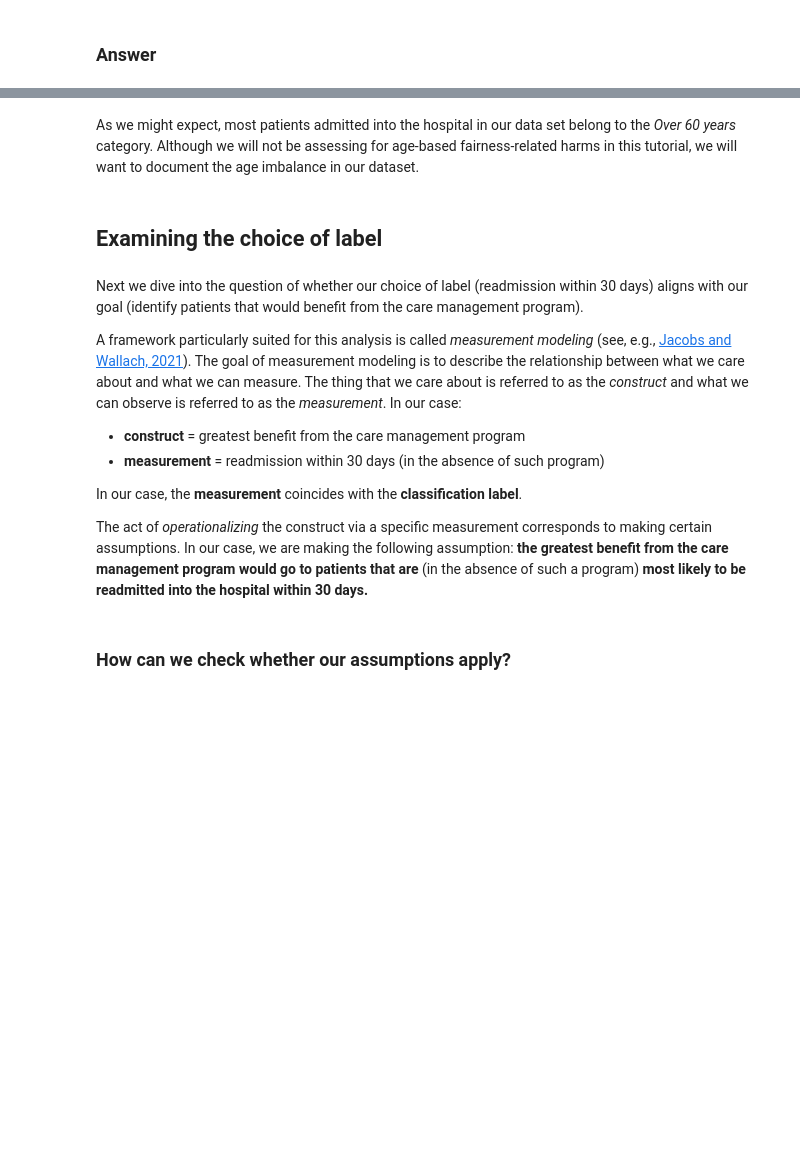
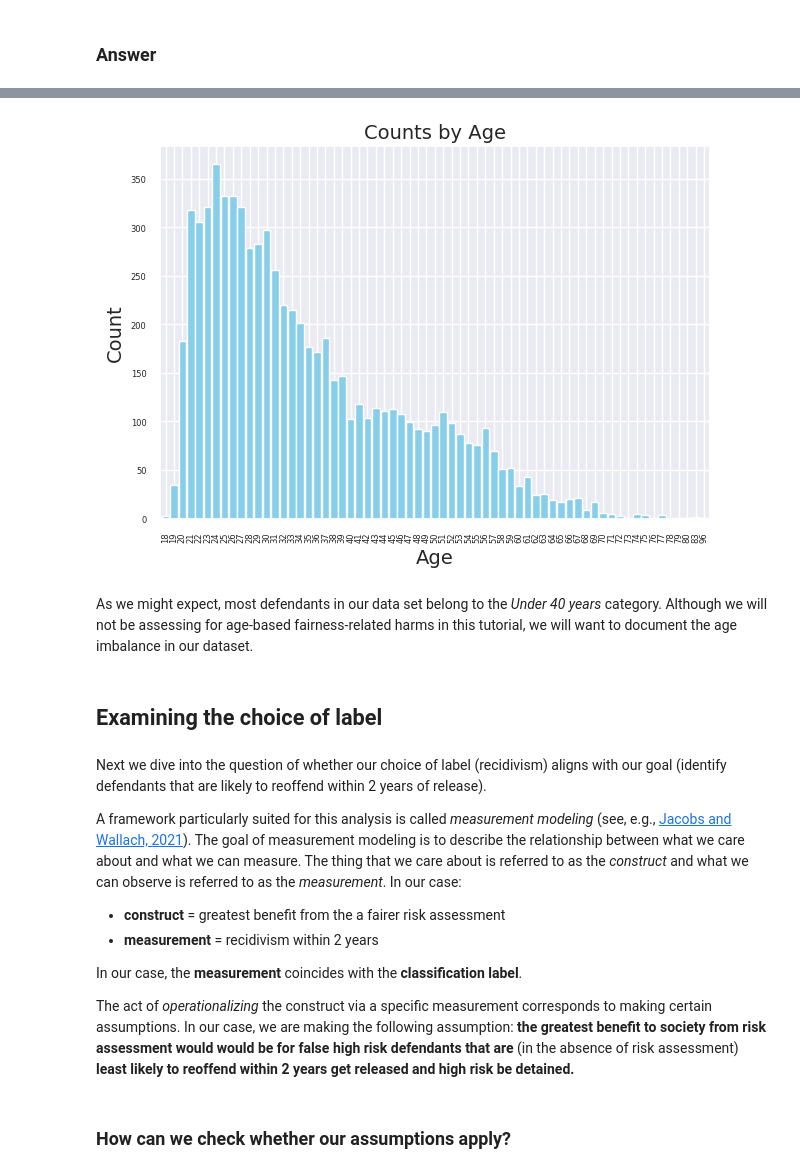
Before and after one commit to nokks/Fairness, a Jupyter notebook: 2021_scipy_tutorial/fairness-in-AI-systems-student.ipynb, the cells around one changed output, grey strips where cells are left out. Drawn from its saved outputs; the diff is of its cells as text; code cells hidden in the pictures; blank space fills up the shorter version.

```diff
--- a/2021_scipy_tutorial/fairness-in-AI-systems-student.ipynb
+++ b/2021_scipy_tutorial/fairness-in-AI-systems-student.ipynb
@@ -334,17 +474,37 @@ df["age"].value_counts().plot(kind='bar', rot=0);
+# %%
+# df["age"].value_counts().plot(kind='bar', rot=90, width=2, fontsize=6);
+# Count occurrences by age
+age_count = df['age'].value_counts().sort_index()
+
+# Plotting
+ax = age_count.plot(kind='bar', color='skyblue', width=0.9, fontsize=6)  # Adjust bar width
+plt.title('Counts by Age', fontsize=14)                       # Adjust title font size
+plt.xlabel('Age', fontsize=14)                                # Adjust x-label font size
+plt.ylabel('Count', fontsize=14)                              # Adjust y-label font size
+plt.xticks(rotation=90)
+
+# Adjust space between bars
+ax.set_xticks(ax.get_xticks()[::1])  # Adjust ticks frequency
+ax.set_xticklabels(age_count.index)  # Adjust tick labels
+plt.tight_layout()                   # Adjust layout
+
+plt.show()
+# %% [output]
+[figure, added]
 # %% [markdown]
-As we might expect, most patients admitted into the hospital in our data set belong to the *Over 60 years* category. Although we will not be assessing for age-based fairness-related harms in this tutorial, we will want to document the age imbalance in our dataset.
+As we might expect, most defendants in our data set belong to the *Under 40 years* category. Although we will not be assessing for age-based fairness-related harms in this tutorial, we will want to document the age imbalance in our dataset.
 # %% [markdown]
 ## Examining the choice of label
 # %% [markdown]
-Next we dive into the question of whether our choice of label (readmission within 30 days) aligns with our goal (identify patients that would benefit from the care management program).
+Next we dive into the question of whether our choice of label (recidivism) aligns with our goal (identify defendants that are likely to reoffend within 2 years of release).
 
 A framework particularly suited for this analysis is called _measurement modeling_ (see, e.g., [Jacobs and Wallach, 2021](https://arxiv.org/abs/1912.05511)). The goal of measurement modeling is to describe the relationship between what we care about and what we can measure. The thing that we care about is referred to as the _construct_ and what we can observe is referred to as the _measurement_. In our case:
-* **construct** = greatest benefit from the care management program
-* **measurement** = readmission within 30 days (in the absence of such program)
+* **construct** = greatest benefit from the a fairer risk assessment
+* **measurement** = recidivism within 2 years
 
 In our case, the **measurement** coincides with the **classification label**.
 
-The act of _operationalizing_ the construct via a specific measurement corresponds to making certain assumptions. In our case, we are making the following assumption: **the greatest benefit from the care management program would go to patients that are** (in the absence of such a program) **most likely to be readmitted into the hospital within 30 days.**
+The act of _operationalizing_ the construct via a specific measurement corresponds to making certain assumptions. In our case, we are making the following assumption: **the greatest benefit to society from risk assessment would would be for false high risk defendants that are** (in the absence of risk assessment) **least likely to reoffend within 2 years get released and high risk be detained.**
 # %% [markdown]
 ### How can we check whether our assumptions apply?
 # %% [markdown]
```
Also changed, not shown: parts of 20 cells of this notebook.
